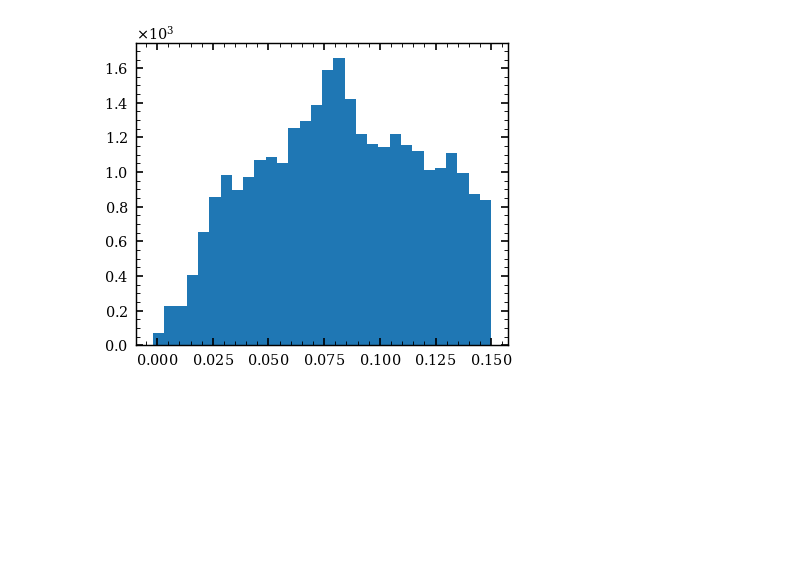
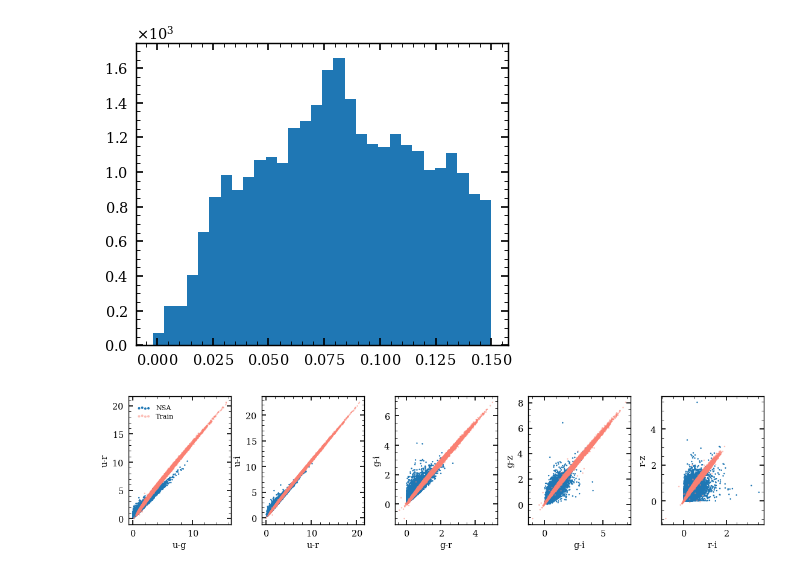
Before and after one commit to AstroJacobLi/popsed, a Jupyter notebook: notebooks/neural_density_estimator/NMF/nsa_sedflow.ipynb, the cells around one changed output. Drawn from its saved outputs; the diff is of its cells as text; code cells hidden in the pictures; blank space fills up the shorter version.

```diff
--- a/notebooks/neural_density_estimator/NMF/nsa_sedflow.ipynb
+++ b/notebooks/neural_density_estimator/NMF/nsa_sedflow.ipynb
@@ -194,3 +221,7 @@ plt.hist(nsa_cat[ind]['Z'], bins=30)
          0.14998482], dtype=float32),
  <BarContainer object of 30 artists>)
 [figure]
+# %%
+### compare NSA colors with training colors
+# nsa_mags = np.load('./reference_catalog/nsa_v101_mag_data.npy')[:, 2:]
+train_mags = np.load('./train_sed_NMF/training_mags.npy')
@@ -196,0 +230,31 @@ plt.hist(nsa_cat[ind]['Z'], bins=30)
+# %%
+from itertools import combinations
+channels = 'ugriz'
+
+fig, axes = plt.subplots(1, 5, figsize=(17, 3.5))
+
+for i, (filt1, filt2) in enumerate(zip([0, 0, 1, 1, 2], [1, 2, 2, 3, 3])):
+    plt.sca(axes[i])
+#     filt2 = filt1 + 1
+    _temp = mag_data
+    plt.scatter(_temp[:, filt1] - _temp[:, filt2],
+                _temp[:, filt1] - _temp[:, filt2 + 1],
+                s=5, edgecolors='none', label='NSA')
+
+    _temp = train_mags
+    plt.scatter(_temp[:, filt1] - _temp[:, filt2],
+                _temp[:, filt1] - _temp[:, filt2 + 1],
+                s=5, edgecolors='none',
+                color='salmon', label='Train',
+                alpha=0.5)
+    plt.xlabel(channels[filt1] + '-' + channels[filt2])
+    plt.ylabel(channels[filt1] + '-' + channels[filt2 + 1])
+
+    if i == 0:
+        lgnd = plt.legend(scatterpoints=4, fontsize=10)
+        for handle in lgnd.legendHandles:
+            handle.set_sizes([13.0])
+
+plt.subplots_adjust(wspace=0.3)
+# %% [output]
+[figure, added]
```
Also changed, not shown: parts of 12 cells of this notebook, 3 other files.
